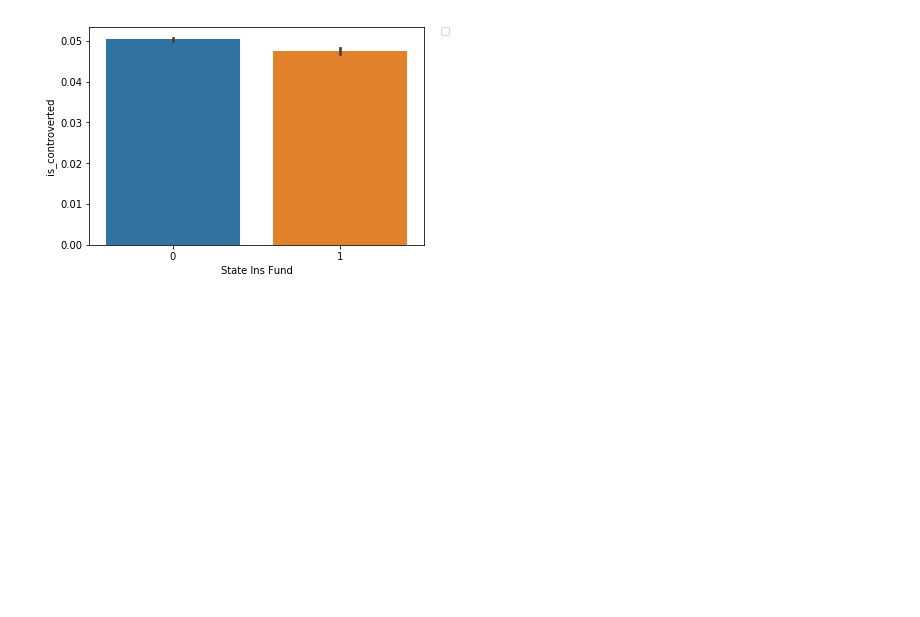
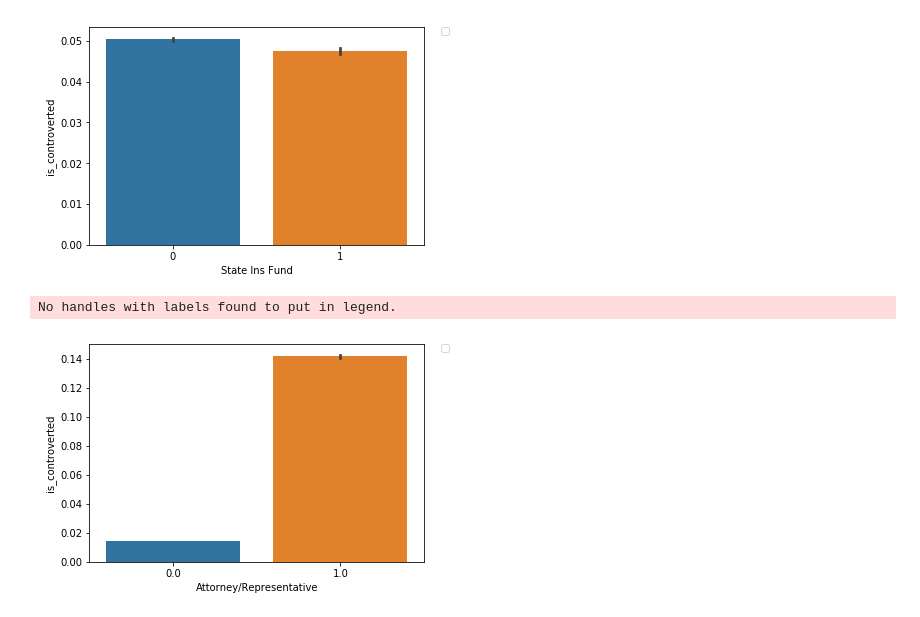
Before and after one commit to cbevis/U3_Capstone, a Jupyter notebook: NYS_Assembled_Workers2.ipynb, the cells around one changed output. Cells and saved outputs as stored; diff of their text form; code cells hidden in the pictures; blank space fills up the shorter version.

```diff
--- a/NYS_Assembled_Workers2.ipynb
+++ b/NYS_Assembled_Workers2.ipynb
@@ -370,3 +382,11 @@ plt.show()
 # %% [output]
 No handles with labels found to put in legend.
 [figure]
+# %%
+# Look at whether or not the state insurance fund has a higher/lower rate
+# of controverted claims
+sns.barplot(x='Attorney/Representative', y='is_controverted', data=df)
+plt.show()
+# %% [output]
+No handles with labels found to put in legend.
+[figure, added]
```
Also changed, not shown: parts of 6 cells of this notebook.
